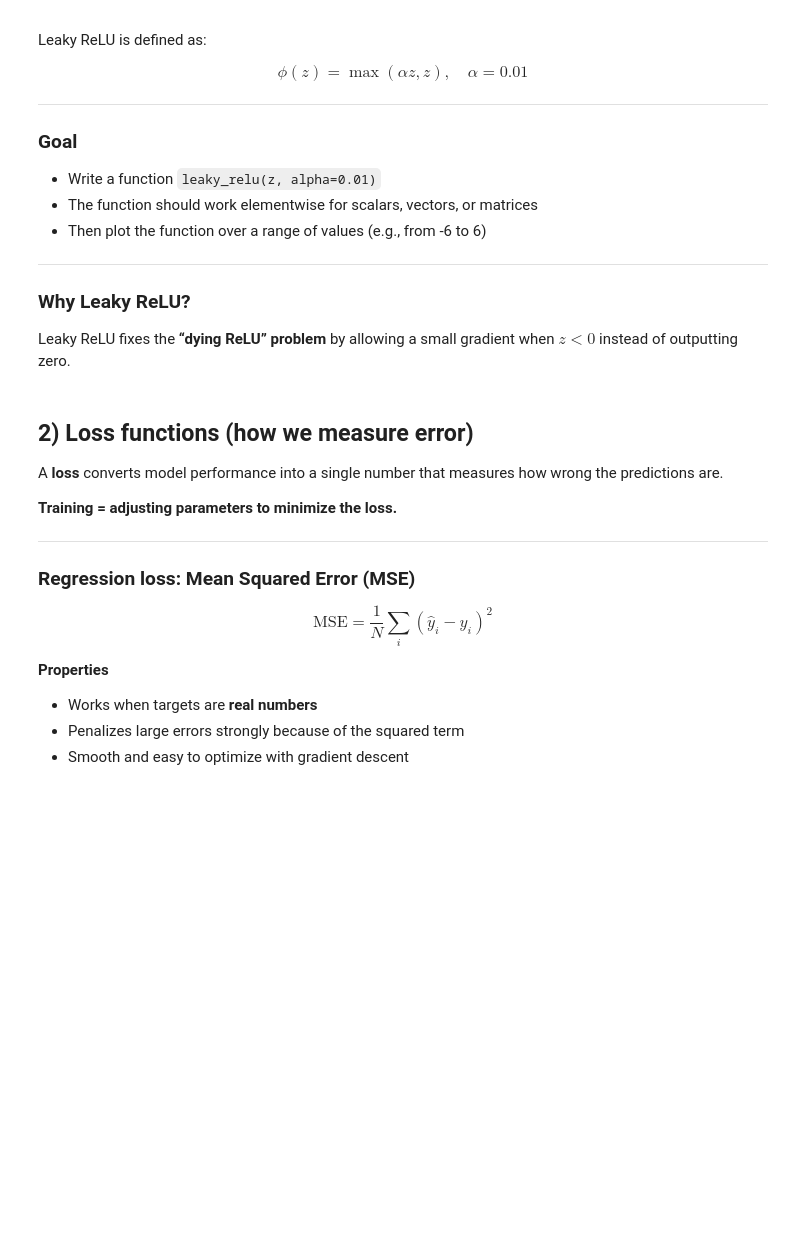
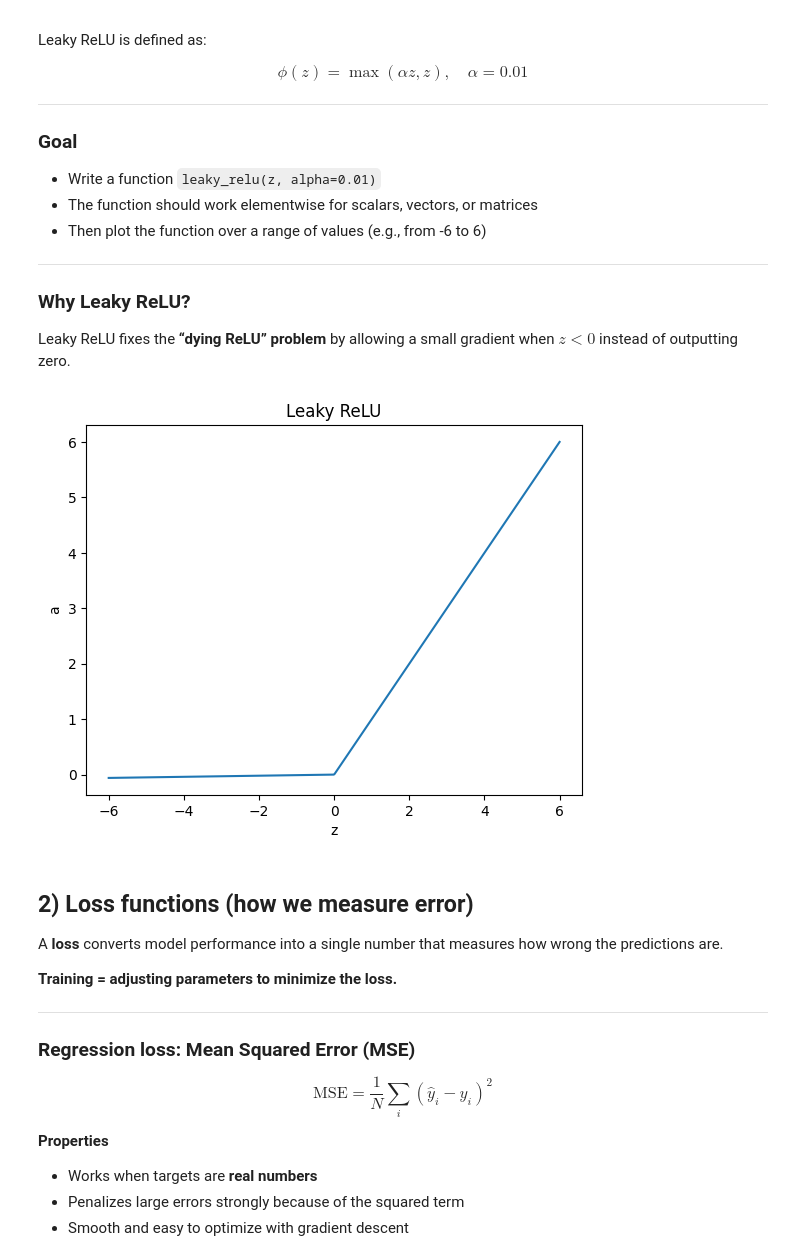
Before and after one commit to sbalbale/Trinity-CPSC360-Deep-Learning, a Jupyter notebook: Lecture08/Neural_Foundation.ipynb, the cells around one changed output. Saved outputs shown, nothing was run; the diff lists cells and outputs as text; code cells hidden in the pictures; blank space fills up the shorter version.

```diff
--- a/Lecture08/Neural_Foundation.ipynb
+++ b/Lecture08/Neural_Foundation.ipynb
@@ -206,16 +215,19 @@ Leaky ReLU fixes the **“dying ReLU” problem** by allowing a small gradient w
 # %%
 # Practice 1 (coding): Leaky ReLU (TODO)
 def leaky_relu(z, alpha=0.01):
     # TODO: return elementwise max(alpha*z, z)
-    pass
+    z = np.array(z)
+    return np.maximum(alpha * z, z)
 
 # Plot test (uncomment after implementing)
-# xs = np.linspace(-6, 6, 400)
-# plt.figure()
-# plt.plot(xs, leaky_relu(xs))
-# plt.title("Leaky ReLU")
-# plt.xlabel("z"); plt.ylabel("a")
-# plt.show()
+xs = np.linspace(-6, 6, 600)
+plt.figure()
+plt.plot(xs, leaky_relu(xs))
+plt.title("Leaky ReLU")
+plt.xlabel("z"); plt.ylabel("a")
+plt.show()
+# %% [output]
+[figure, added]
 # %% [markdown]
 ## 2) Loss functions (how we measure error)
 
```
Also changed, not shown: parts of 12 cells of this notebook.
